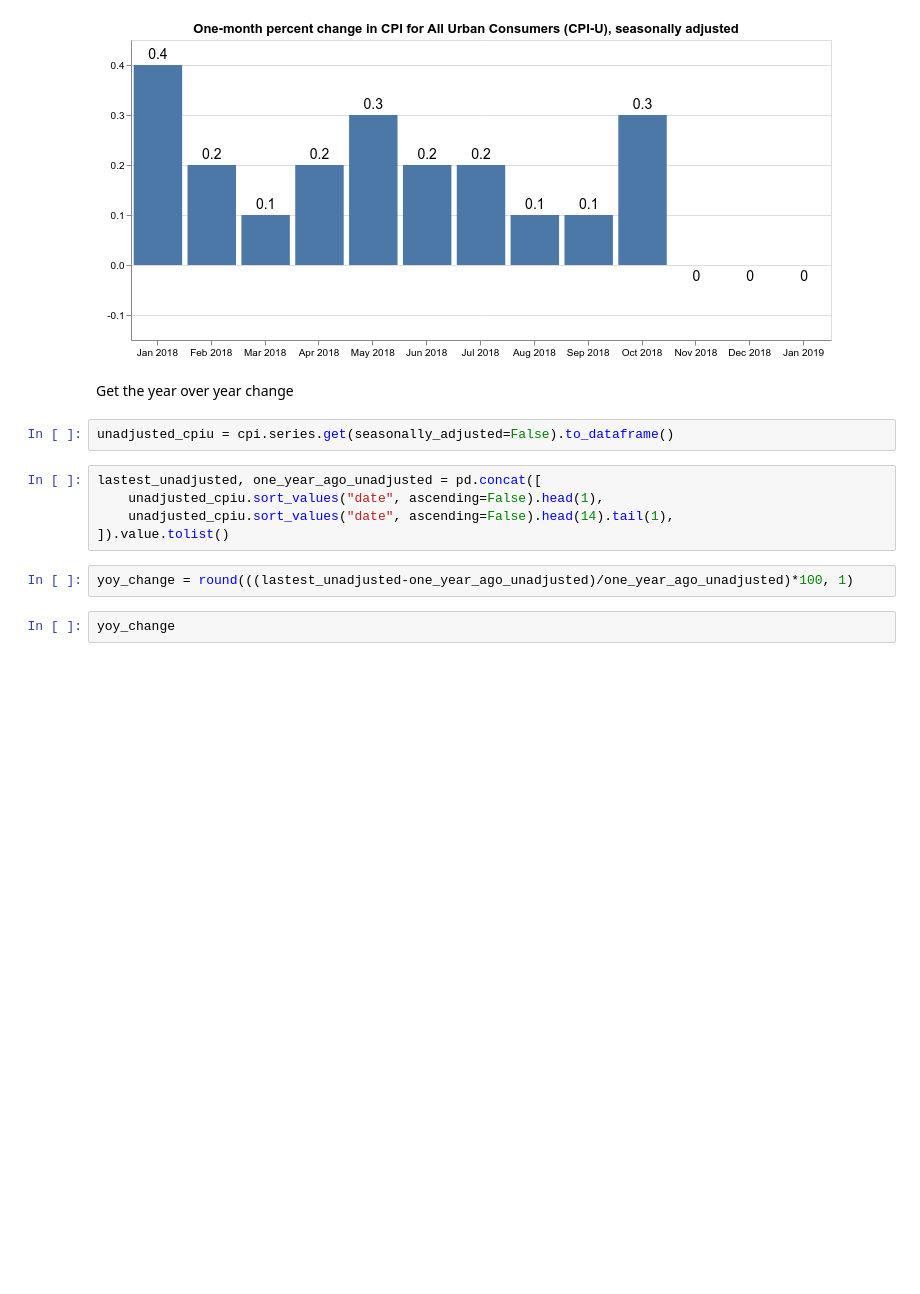
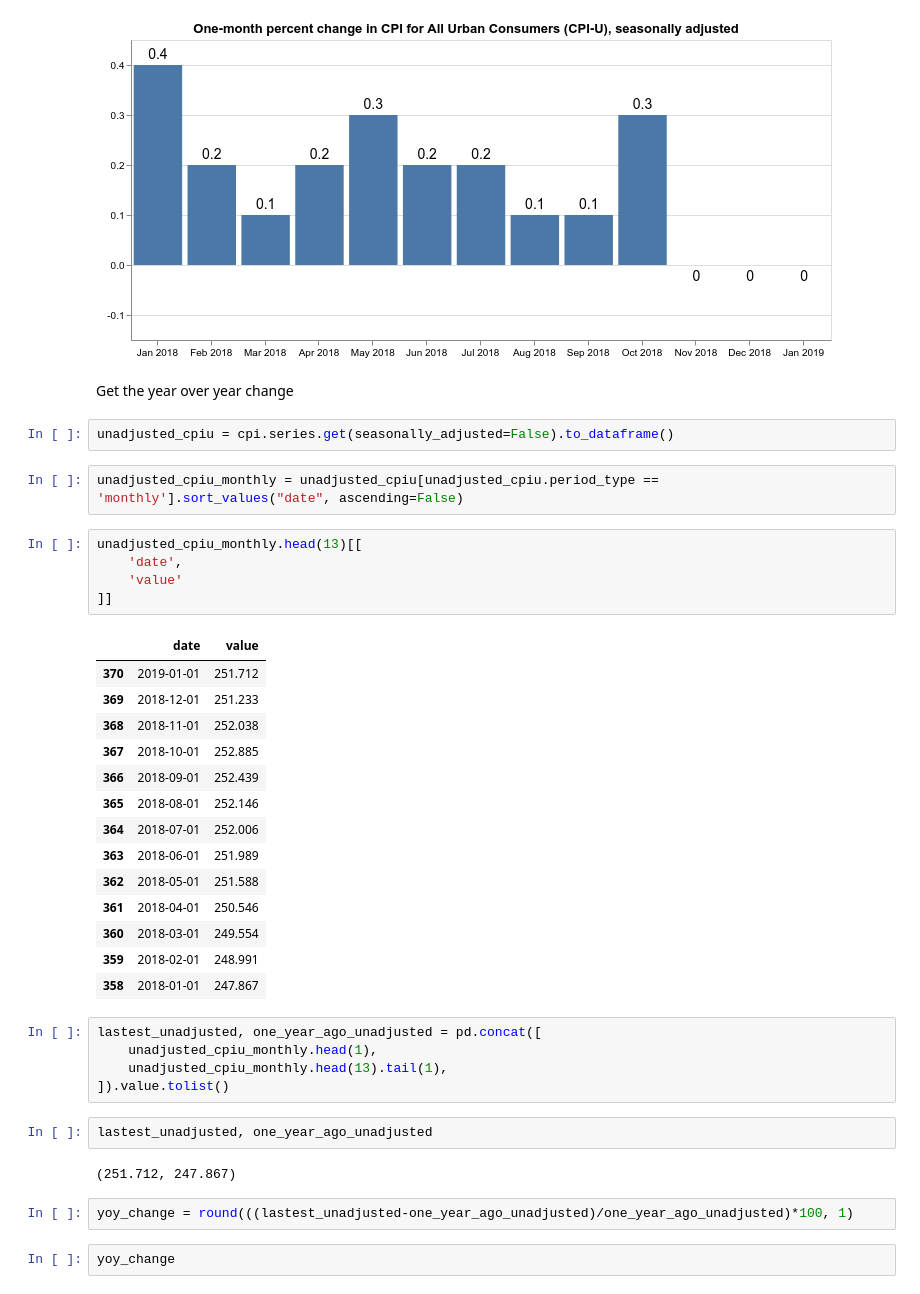
Before and after one commit to palewire/cpi, a Jupyter notebook: notebooks/analysis.ipynb, the cells around one changed output. Cells and saved outputs as stored; diff of their text form; blank space fills up the shorter version.

```diff
--- a/notebooks/analysis.ipynb
+++ b/notebooks/analysis.ipynb
@@ -139,11 +139,37 @@ bars + textAbove + textBelow
 Get the year over year change
 # %%
 unadjusted_cpiu = cpi.series.get(seasonally_adjusted=False).to_dataframe()
+# %%
+unadjusted_cpiu_monthly = unadjusted_cpiu[unadjusted_cpiu.period_type == 'monthly'].sort_values("date", ascending=False)
+# %%
+unadjusted_cpiu_monthly.head(13)[[
+    'date',
+    'value'
+]]
+# %% [output]
+|  | date | value |
+| 370 | 2019-01-01 | 251.712 |
+| 369 | 2018-12-01 | 251.233 |
+| 368 | 2018-11-01 | 252.038 |
+| 367 | 2018-10-01 | 252.885 |
+| 366 | 2018-09-01 | 252.439 |
+| 365 | 2018-08-01 | 252.146 |
+| 364 | 2018-07-01 | 252.006 |
+| 363 | 2018-06-01 | 251.989 |
+| 362 | 2018-05-01 | 251.588 |
+| 361 | 2018-04-01 | 250.546 |
+| 360 | 2018-03-01 | 249.554 |
+| 359 | 2018-02-01 | 248.991 |
+| 358 | 2018-01-01 | 247.867 |
 # %%
 lastest_unadjusted, one_year_ago_unadjusted = pd.concat([
-    unadjusted_cpiu.sort_values("date", ascending=False).head(1),
-    unadjusted_cpiu.sort_values("date", ascending=False).head(14).tail(1),
+    unadjusted_cpiu_monthly.head(1),
+    unadjusted_cpiu_monthly.head(13).tail(1),
 ]).value.tolist()
+# %%
+lastest_unadjusted, one_year_ago_unadjusted
+# %% [output]
+(251.712, 247.867)
 # %%
 yoy_change = round(((lastest_unadjusted-one_year_ago_unadjusted)/one_year_ago_unadjusted)*100, 1)
 # %%
```
Also changed, not shown: parts of 1 cell of this notebook, 1 other file.
